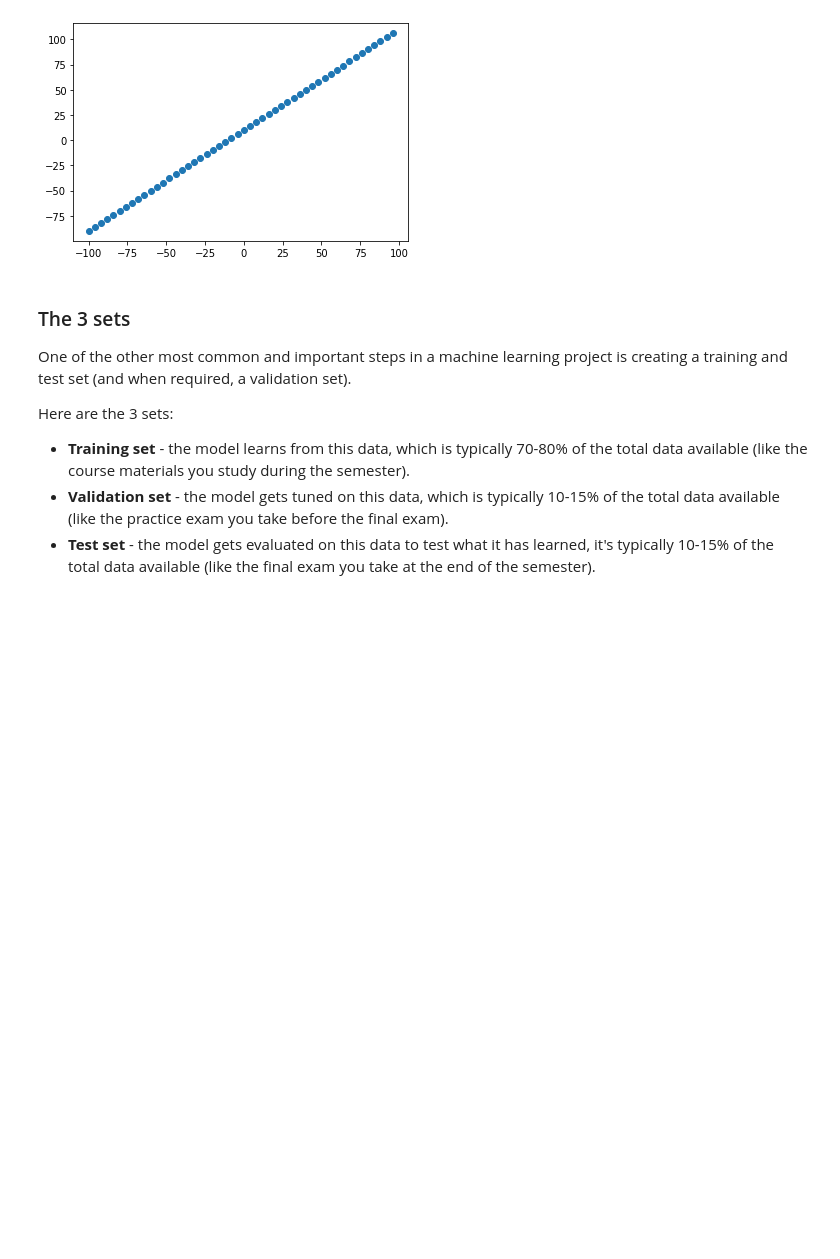
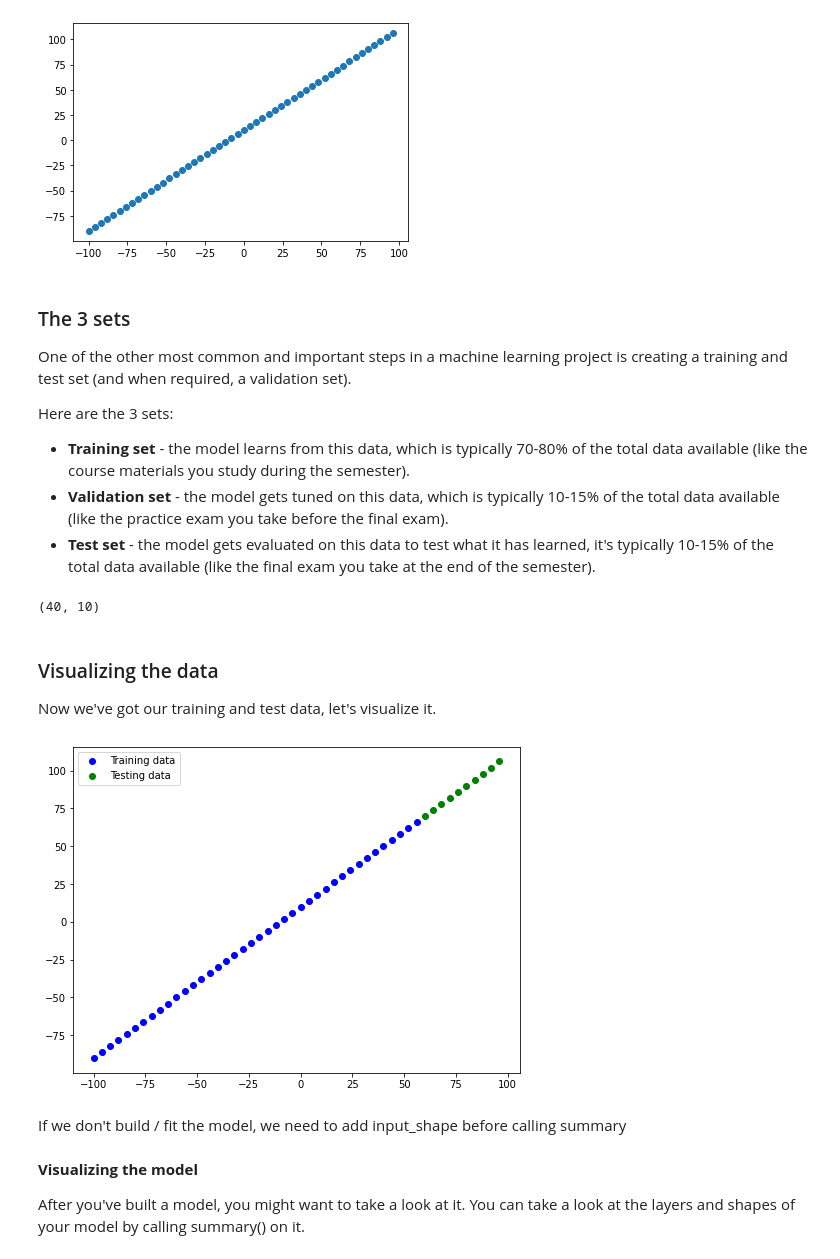
Before and after one commit to oceane-sailorin/tensorflow-exercises, a Jupyter notebook: neural_network/1_neural_network_regression.ipynb, the cells around one changed output. Cells and saved outputs as stored; diff of their text form; code cells hidden in the pictures; blank space fills up the shorter version.

Commit message:
add summary

```diff
--- a/neural_network/1_neural_network_regression.ipynb
+++ b/neural_network/1_neural_network_regression.ipynb
@@ -377,3 +377,30 @@ Here are the 3 sets:
 * **Training set** - the model learns from this data, which is typically 70-80% of the total data available (like the course materials you study during the semester).
 * **Validation set** - the model gets tuned on this data, which is typically 10-15% of the total data available (like the practice exam you take before the final exam).
 * **Test set** - the model gets evaluated on this data to test what it has learned, it's typically 10-15% of the total data available (like the final exam you take at the end of the semester).
+# %%
+# Split data into train and test sets
+X_train = X[:40] # first 40 examples (80% of data)
+y_train = y[:40]
+
+X_test = X[40:] # last 10 examples (20% of data)
+y_test = y[40:]
+
+len(X_train), len(X_test)
+# %% [output]
+(40, 10)
+# %% [markdown]
+### Visualizing the data
+
+Now we've got our training and test data, let's visualize it.
+# %%
+plt.figure(figsize=(8, 6))
+# Plot training data in blue
+plt.scatter(X_train, y_train, c="b", label="Training data")
+# Plot test data in green
+plt.scatter(X_test, y_test, c="g", label="Testing data")
+# Show the legend
+plt.legend();
+# %% [output]
+[figure, added]
+# %% [markdown]
+If we don't build / fit the model, we need to add input_shape before calling summary
@@ -379,0 +423,5 @@ Here are the 3 sets:
+# %% [markdown]
+**Visualizing the model**
+
+After you've built a model, you might want to take a look at it.
+You can take a look at the layers and shapes of your model by calling summary() on it.
```
Also changed, not shown: parts of 4 cells of this notebook.
